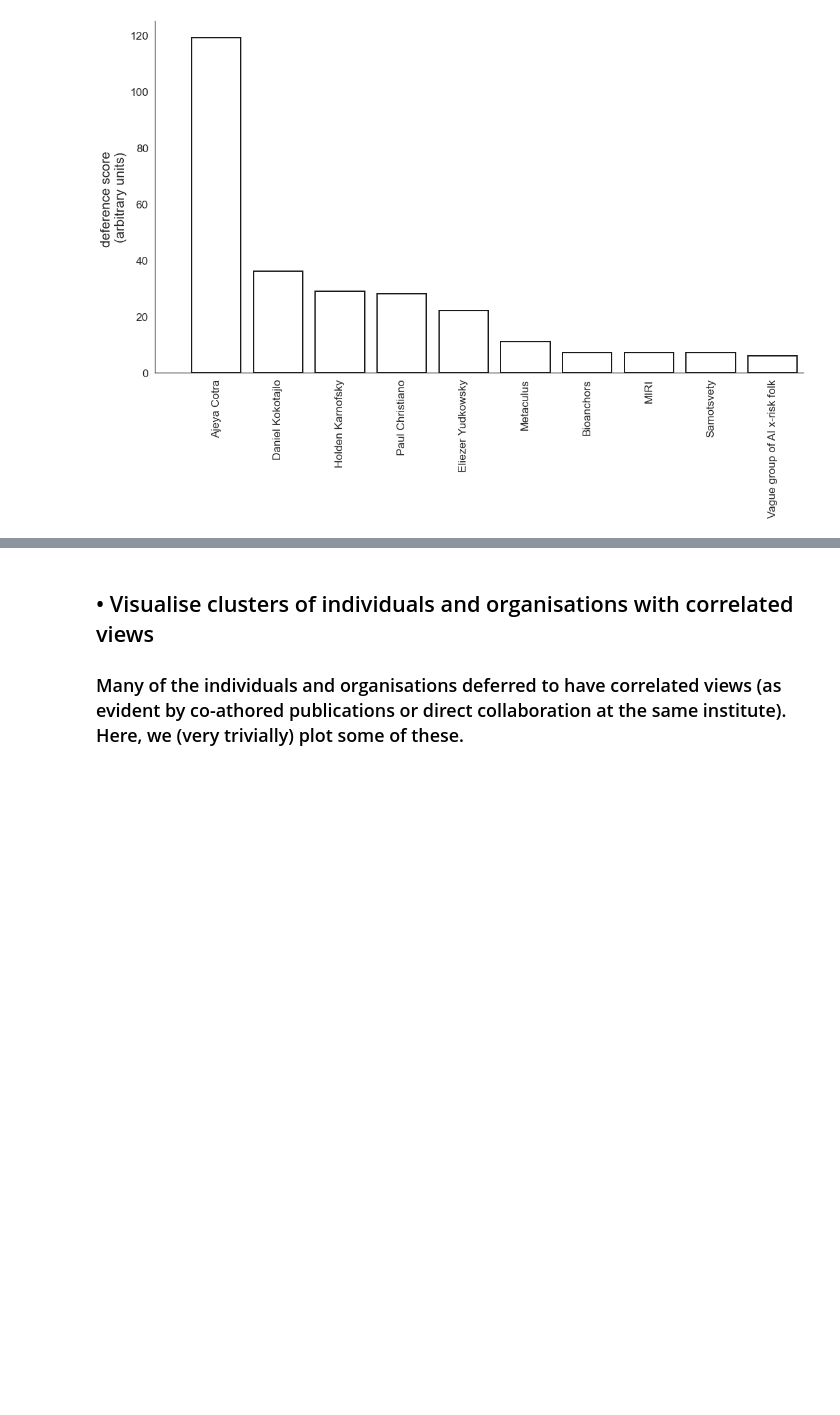
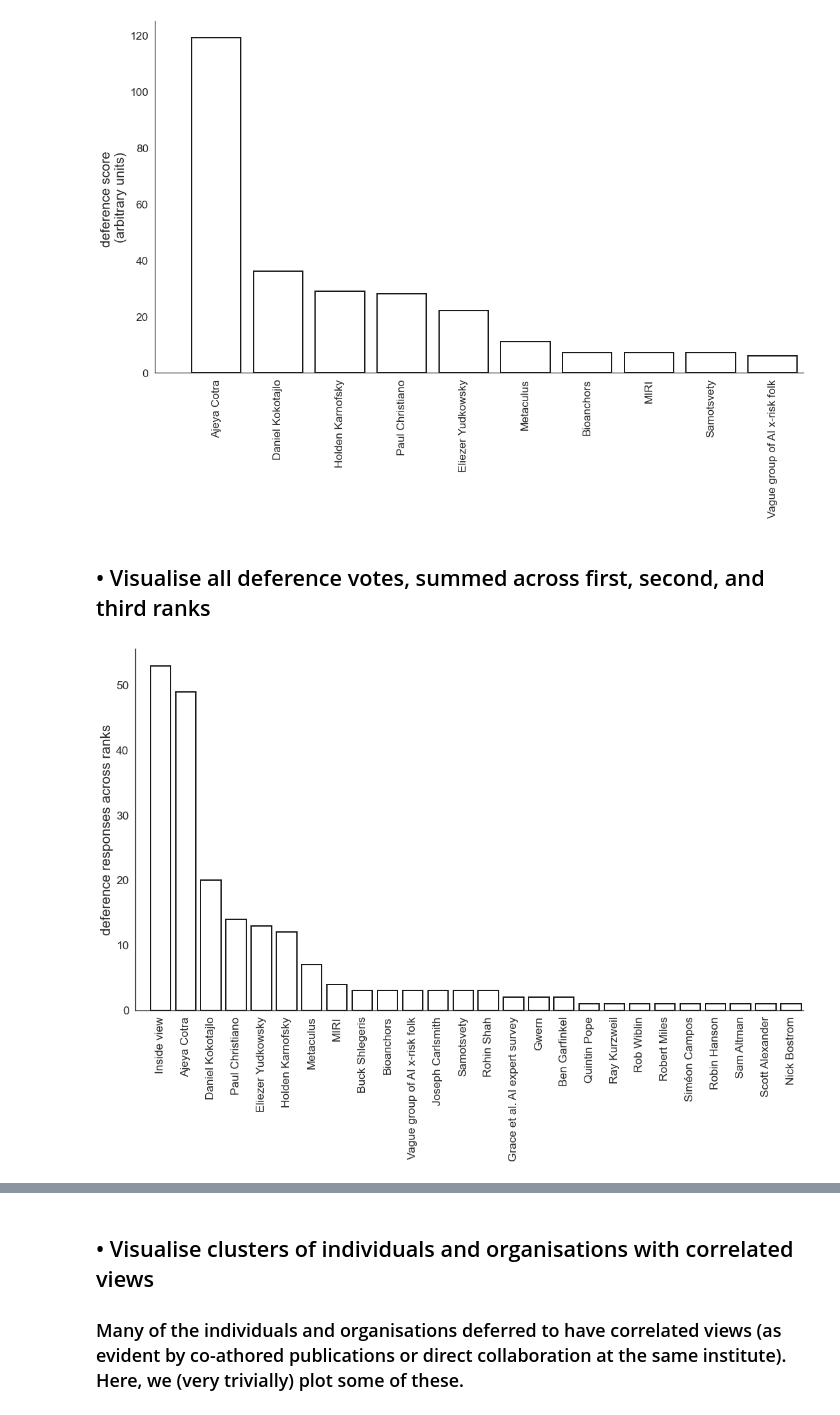
Before and after one commit to mccaffary/AI-timelines-deference, a Jupyter notebook: src/timeline_deference_survey_visualisation_updated_.ipynb, the cells around one changed output, grey strips where cells are left out. Cells and saved outputs as stored; diff of their text form; code cells hidden in the pictures; blank space fills up the shorter version.

Commit message:
add unweighed deference votes plot

```diff
--- a/src/timeline_deference_survey_visualisation_updated_.ipynb
+++ b/src/timeline_deference_survey_visualisation_updated_.ipynb
@@ -92,3 +92,13 @@ visualise_weighted_deference_(counts[column_titles()[0]], counts[column_titles()
                               counts[column_titles()[2]], include_self_responses=False, xlim_=9)
 # %% [output]
 [figure]
+# %% [markdown]
+## • Visualise all deference votes, summed across first, second, and third ranks
+# %%
+visualise_unweighted_deference_(counts[column_titles()[0]], counts[column_titles()[1]], \
+                              counts[column_titles()[2]], include_self_responses=True, \
+                              xlim_=max([len(counts[column_titles()[0]]), \
+                                         len(counts[column_titles()[1]]), len(counts[column_titles()[2]])])
+                             )
+# %% [output]
+[figure, added]
```
Also changed, not shown: parts of 16 cells of this notebook, 1 other file.
